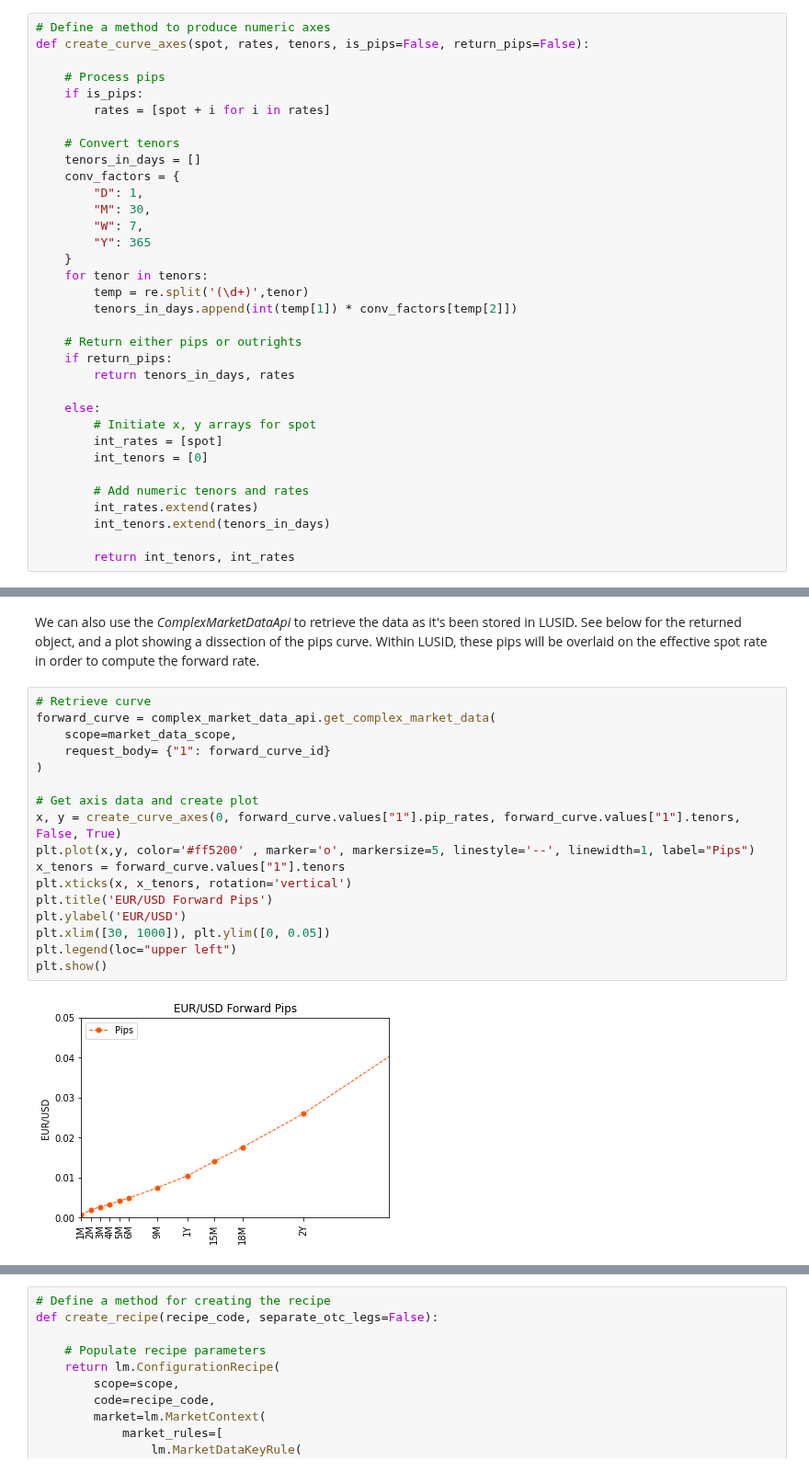
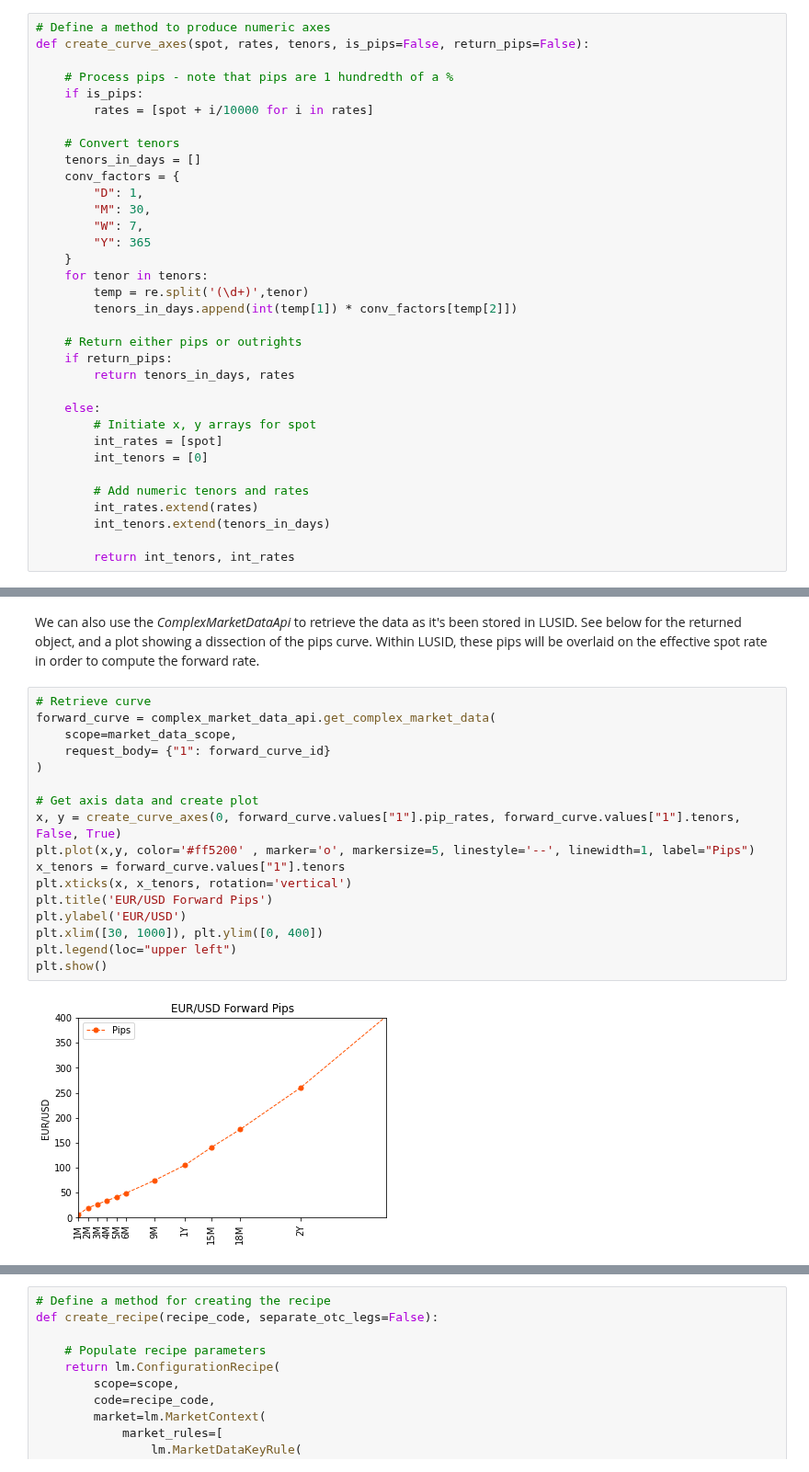
Before and after one commit to finbourne/sample-notebooks, a Jupyter notebook: examples/use-cases/instruments/FX Forward.ipynb, the cells around one changed output, grey strips where cells are left out. Shown at 92% size. Cells and saved outputs as stored; diff of their text form.

```diff
--- a/examples/use-cases/instruments/FX Forward.ipynb
+++ b/examples/use-cases/instruments/FX Forward.ipynb
@@ -85,9 +85,9 @@ aggregation_api = api_factory.build(lusid.api.AggregationApi)
 # Define a method to produce numeric axes
 def create_curve_axes(spot, rates, tenors, is_pips=False, return_pips=False):
 
-    # Process pips
+    # Process pips - note that pips are 1 hundredth of a %
     if is_pips:
-        rates = [spot + i for i in rates]
+        rates = [spot + i/10000 for i in rates]
 
     # Convert tenors
     tenors_in_days = []
@@ -359,20 +359,20 @@ We can also use the _ComplexMarketDataApi_ to retrieve the data as it's been sto
 # %%
 # Retrieve curve
 forward_curve = complex_market_data_api.get_complex_market_data(
     scope=market_data_scope,
     request_body= {"1": forward_curve_id}
 )
 
 # Get axis data and create plot
 x, y = create_curve_axes(0, forward_curve.values["1"].pip_rates, forward_curve.values["1"].tenors, False, True)
 plt.plot(x,y, color='#ff5200' , marker='o', markersize=5, linestyle='--', linewidth=1, label="Pips")
 x_tenors = forward_curve.values["1"].tenors
 plt.xticks(x, x_tenors, rotation='vertical')
 plt.title('EUR/USD Forward Pips')
 plt.ylabel('EUR/USD')
-plt.xlim([30, 1000]), plt.ylim([0, 0.05])
+plt.xlim([30, 1000]), plt.ylim([0, 400])
 plt.legend(loc="upper left")
 plt.show()
 # %% [output]
-[figure, old version]
+[figure, new version]
 # %% [markdown]
```
Also changed, not shown: parts of 17 cells of this notebook.
